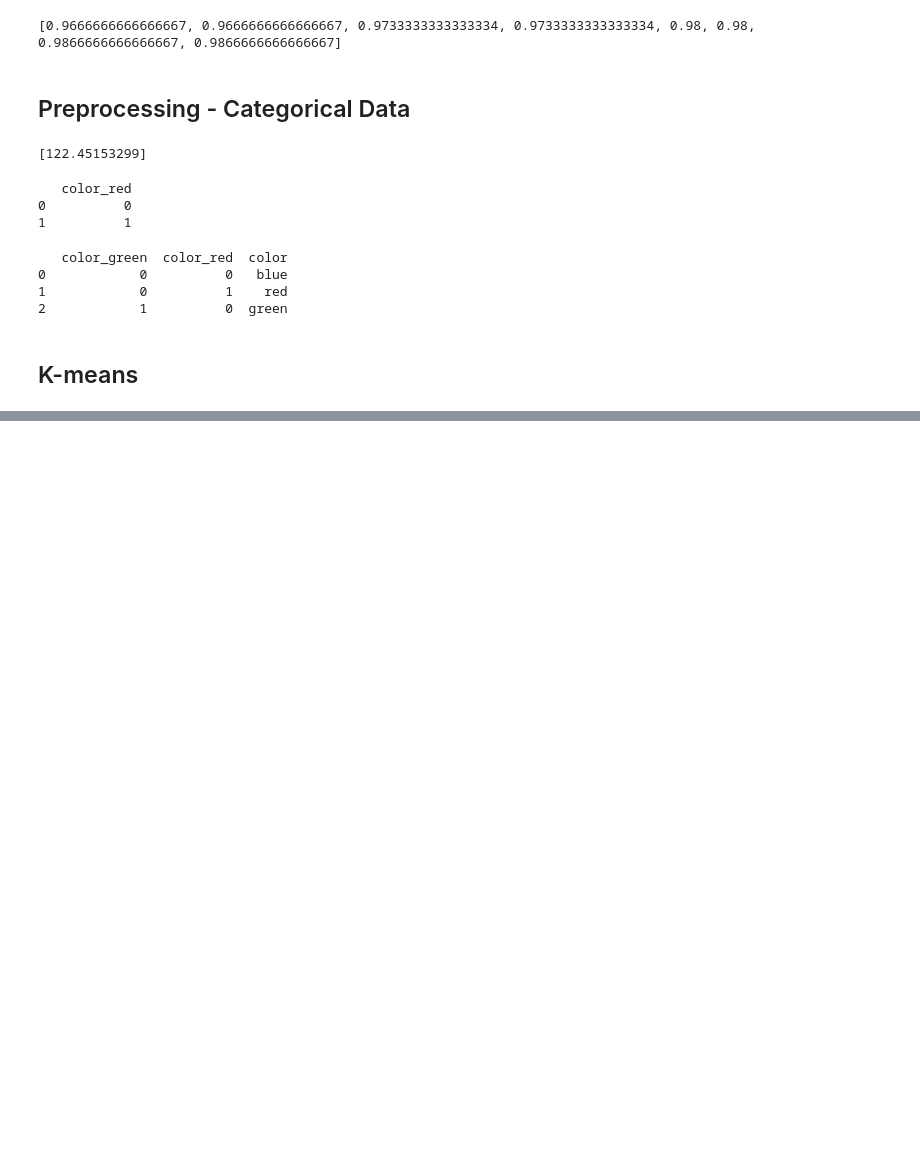
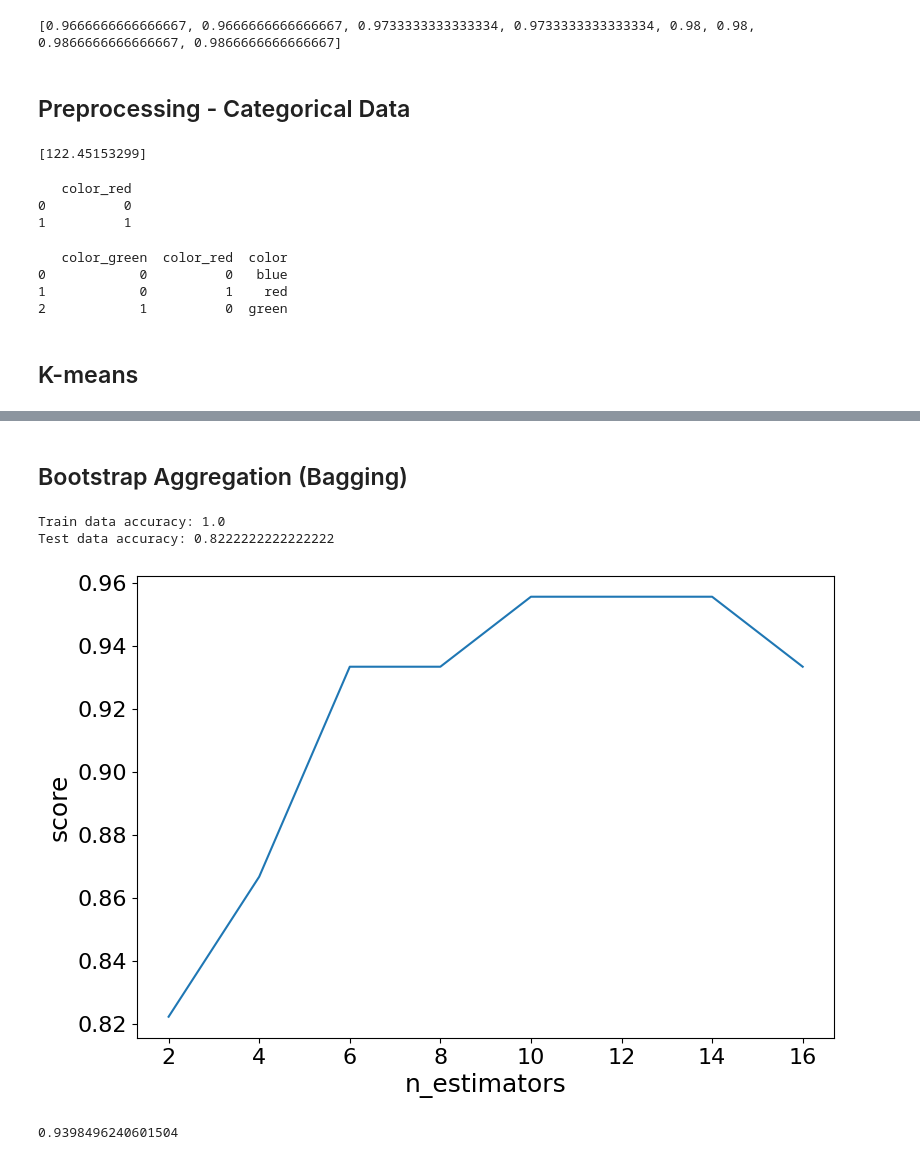
Before and after one commit to dritter321/ml_course, a Jupyter notebook: w3prac_02.ipynb, the cells around one changed output, grey strips where cells are left out. Cells and saved outputs as stored; diff of their text form; code cells hidden in the pictures; blank space fills up the shorter version.

```diff
--- a/w3prac_02.ipynb
+++ b/w3prac_02.ipynb
@@ -385,0 +434,79 @@ print(dummies)
+# %% [markdown]
+## Bootstrap Aggregation (Bagging)
+# %%
+from sklearn import datasets
+from sklearn.model_selection import train_test_split
+from sklearn.metrics import accuracy_score
+from sklearn.tree import DecisionTreeClassifier
+
+data = datasets.load_wine(as_frame = True)
+
+X = data.data
+y = data.target
+
+X_train, X_test, y_train, y_test = train_test_split(X, y, test_size = 0.25, random_state = 22)
+
+dtree = DecisionTreeClassifier(random_state = 22)
+dtree.fit(X_train,y_train)
+
+y_pred = dtree.predict(X_test)
+
+print("Train data accuracy:",accuracy_score(y_true = y_train, y_pred = dtree.predict(X_train)))
+print("Test data accuracy:",accuracy_score(y_true = y_test, y_pred = y_pred))
+# %% [output]
+Train data accuracy: 1.0
+Test data accuracy: 0.8222222222222222
+# %%
+from sklearn.ensemble import BaggingClassifier
+
+estimator_range = [2,4,6,8,10,12,14,16]
+
+models = []
+scores = []
+
+for n_estimators in estimator_range:
+
+    # Create bagging classifier
+    clf = BaggingClassifier(n_estimators = n_estimators, random_state = 22)
+
+    # Fit the model
+    clf.fit(X_train, y_train)
+
+    # Append the model and score to their respective list
+    models.append(clf)
+    scores.append(accuracy_score(y_true = y_test, y_pred = clf.predict(X_test)))
+
+import matplotlib.pyplot as plt
+
+# Generate the plot of scores against number of estimators
+plt.figure(figsize=(9,6))
+plt.plot(estimator_range, scores)
+
+# Adjust labels and font (to make visable)
+plt.xlabel("n_estimators", fontsize = 18)
+plt.ylabel("score", fontsize = 18)
+plt.tick_params(labelsize = 16)
+
+# Visualize plot
+plt.show()
+# %% [output]
+[figure, added]
+# %%
+from sklearn import datasets
+from sklearn.model_selection import train_test_split
+from sklearn.ensemble import BaggingClassifier
+
+data = datasets.load_wine(as_frame = True)
+
+X = data.data
+y = data.target
+
+X_train, X_test, y_train, y_test = train_test_split(X, y, test_size = 0.25, random_state = 22)
+
+oob_model = BaggingClassifier(n_estimators = 12, oob_score = True,random_state = 22)
+
+oob_model.fit(X_train, y_train)
+
+print(oob_model.oob_score_)
+# %% [output]
+0.9398496240601504
```
Also changed, not shown: parts of 22 cells of this notebook.
